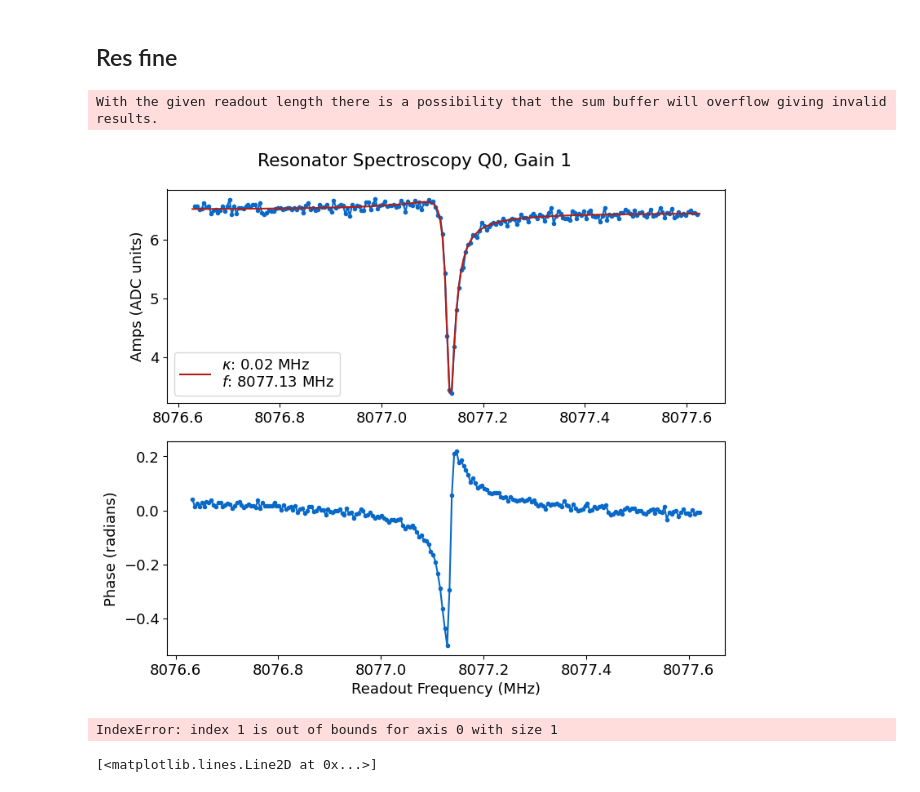
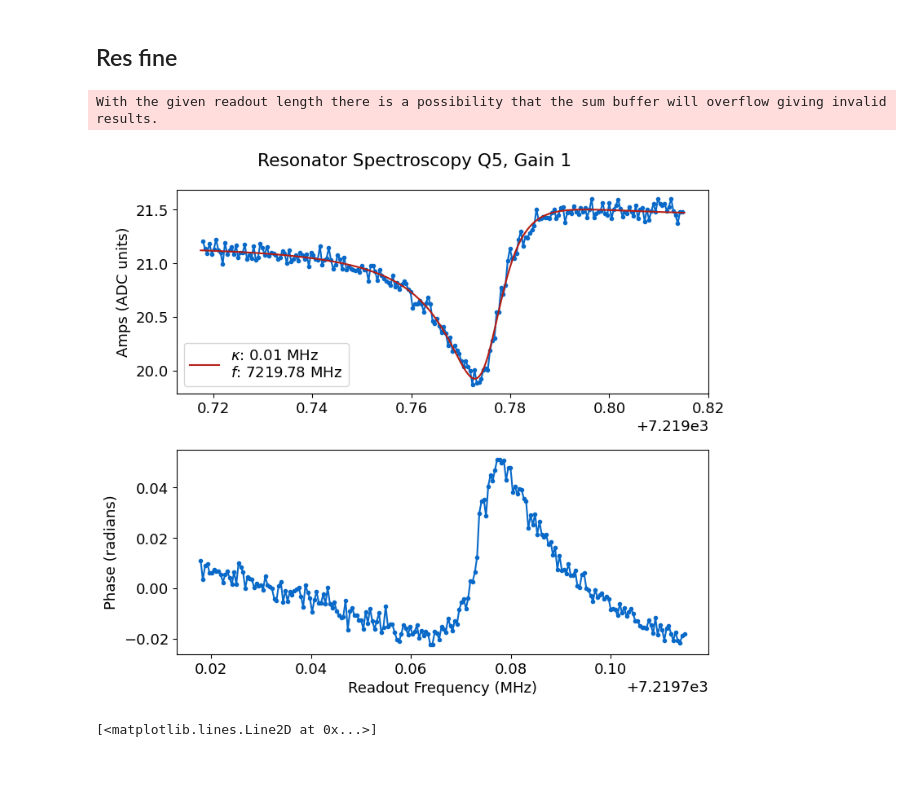
Before and after one commit to shiy1022/slab_qick_calib, a Jupyter notebook: meas_resonators.ipynb, the cells around one changed output. Saved outputs shown, nothing was run; the diff lists cells and outputs as text; code cells hidden in the pictures.

```diff
--- a/meas_resonators.ipynb
+++ b/meas_resonators.ipynb
@@ -117,17 +120,16 @@ res_values = np.delete(res_values,1)
 # %%
 update=False
 
-qubit_list = np.arange(2)
-#qubit_list=[5]
+qubit_list = np.arange(8)
+qubit_list=[5]
 for qi in qubit_list:
-    rspec = meas.ResSpec(cfg_dict, qi=qi, params={'span':1, 'center':res_values[qi], 'gain':1,'reps':4,'length':500}) # Use this to sweep through the res_values list
+    rspec = meas.ResSpec(cfg_dict, qi=qi, params={'span':0.1, 'center':res_values[qi], 'gain':1,'reps':4,'length':500}) # Use this to sweep through the res_values list
     #rspec = meas.ResSpec(cfg_dict, qi=qi, params={'span':'kappa','reps':50,'gain':1,'length':500})
-    #rspec = meas.ResSpec(cfg_dict, qi=qi, params={'span':1,'long_pulse':True,'gain':1,'length':400})
+    #rspec = meas.ResSpec(cfg_dict, qi=qi, params={'span':0.1,'long_pulse':True,'gain':1,'length':500})
     if update: rspec.update(cfg_dict['cfg_file'])
 # %% [output]
 With the given readout length there is a possibility that the sum buffer will overflow giving invalid results.
-[figure, old version]
+[figure, new version]
-IndexError: index 1 is out of bounds for axis 0 with size 1
 # %%
 plt.figure()
 fix_phase = np.unwrap(rspec.data['phases']-rspec.data['phases'][0])-fit_params[0]*rspec.data['xpts']
```
Also changed, not shown: parts of 6 cells of this notebook, 2 other files.
